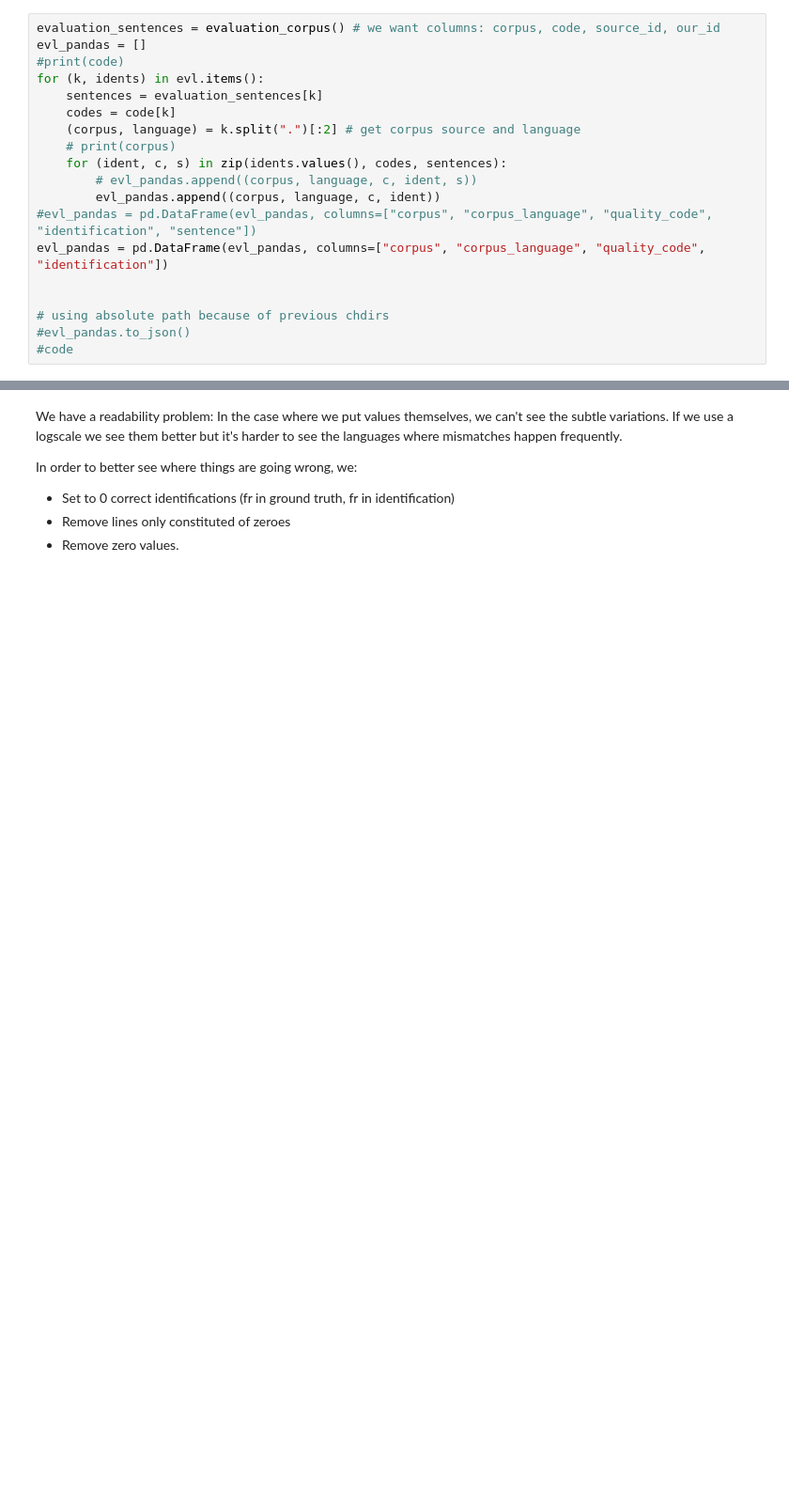
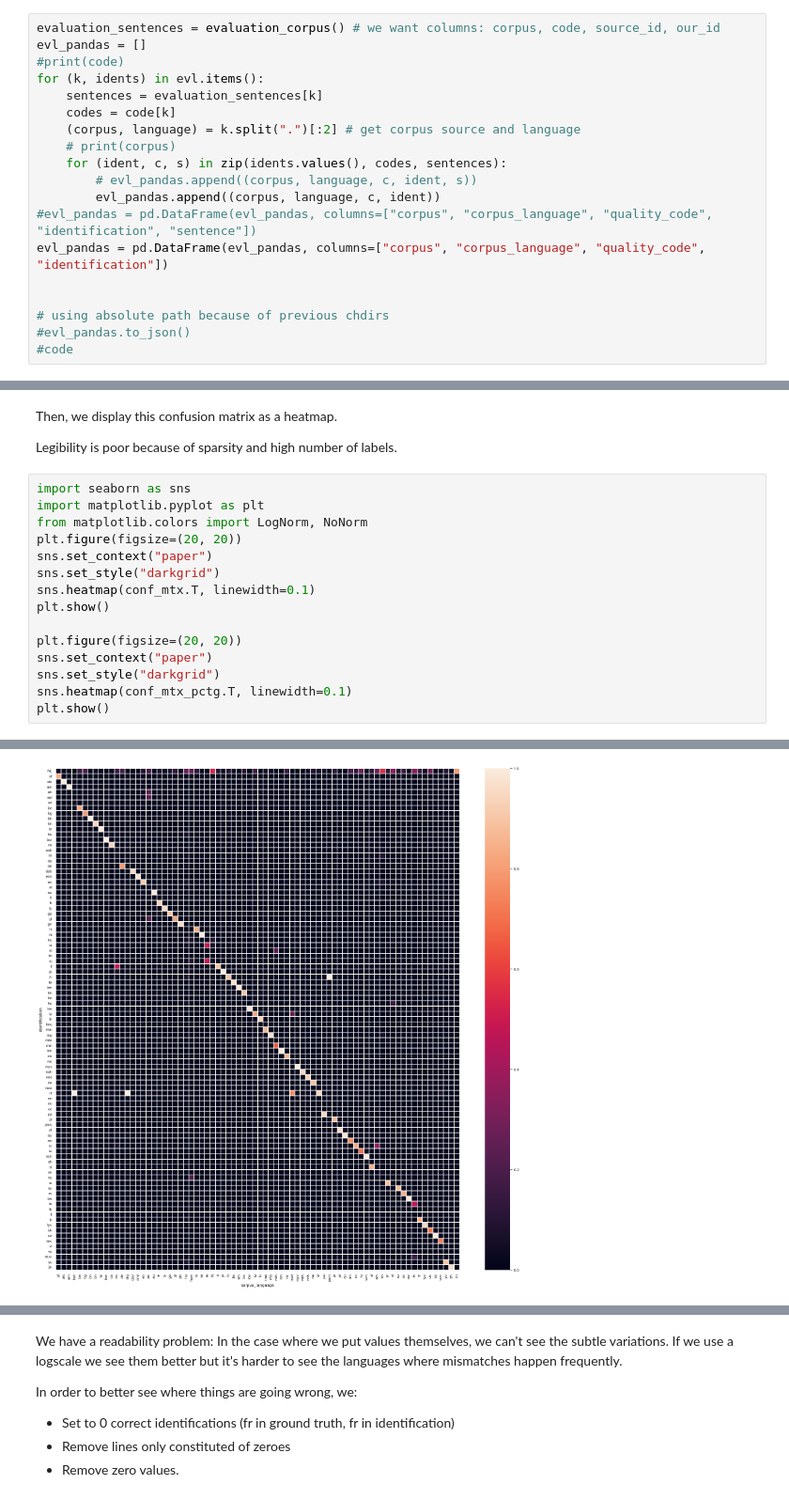
Before and after one commit to oscar-project/OSCAR-CommonCrawl-Collab, a Jupyter notebook: langid/pipline.ipynb, the cells around one changed output, grey strips where cells are left out. Shown at 94% size. Cells and saved outputs as stored; diff of their text form; blank space fills up the shorter version.

```diff
--- a/langid/pipline.ipynb
+++ b/langid/pipline.ipynb
@@ -498,0 +523,20 @@ conf_mtx
+# %% [markdown]
+Then, we display this confusion matrix as a heatmap.
+
+Legibility is poor because of sparsity and high number of labels.
+# %%
+import seaborn as sns
+import matplotlib.pyplot as plt
+from matplotlib.colors import LogNorm, NoNorm
+plt.figure(figsize=(20, 20))
+sns.set_context("paper")
+sns.set_style("darkgrid")
+sns.heatmap(conf_mtx.T, linewidth=0.1)
+plt.show()
+
+plt.figure(figsize=(20, 20))
+sns.set_context("paper")
+sns.set_style("darkgrid")
+sns.heatmap(conf_mtx_pctg.T, linewidth=0.1)
+plt.show()
+# %% [output]
@@ -498,0 +544 @@ conf_mtx
+[figure, added]
```
Also changed, not shown: parts of 11 cells of this notebook.
